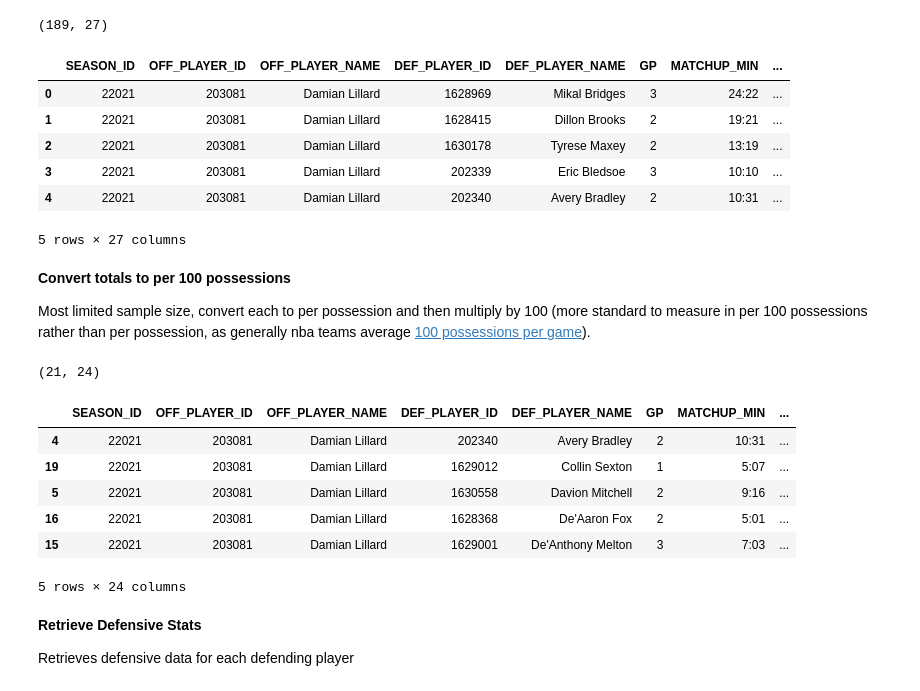
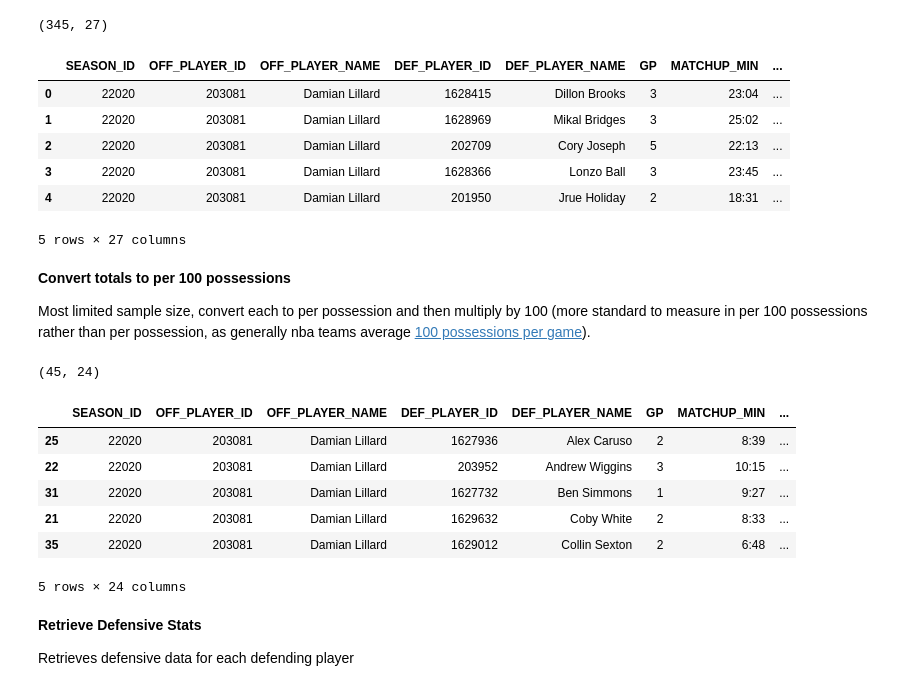
Before and after one commit to Darrick-Oliver/senior-project, a Jupyter notebook: player_vs_player_experiment.ipynb, the cells around one changed output. Drawn from its saved outputs; the diff is of its cells as text; code cells hidden in the pictures.

```diff
--- a/player_vs_player_experiment.ipynb
+++ b/player_vs_player_experiment.ipynb
@@ -5,16 +10,19 @@ import json
 # %%
-df = pd.read_csv('./stats/player/dlillard_2021-22_off_stats.csv')
+season = '2020-21'
+player = 'dlillard'
+df = pd.read_csv('./stats/player/' + player + '_' + season + '_off_stats.csv')
+# df = pd.read_csv('./stats/player/combined.csv')
 
 print(df.shape)
 df.head()
 # %% [output]
-(189, 27)
+(345, 27)
 |  | SEASON_ID | OFF_PLAYER_ID | OFF_PLAYER_NAME | DEF_PLAYER_ID | DEF_PLAYER_NAME | GP | MATCHUP_MIN | ... |
-| 0 | 22021 | 203081 | Damian Lillard | 1628969 | Mikal Bridges | 3 | 24:22 | ... |
-| 1 | 22021 | 203081 | Damian Lillard | 1628415 | Dillon Brooks | 2 | 19:21 | ... |
-| 2 | 22021 | 203081 | Damian Lillard | 1630178 | Tyrese Maxey | 2 | 13:19 | ... |
-| 3 | 22021 | 203081 | Damian Lillard | 202339 | Eric Bledsoe | 3 | 10:10 | ... |
-| 4 | 22021 | 203081 | Damian Lillard | 202340 | Avery Bradley | 2 | 10:31 | ... |
+| 0 | 22020 | 203081 | Damian Lillard | 1628415 | Dillon Brooks | 3 | 23:04 | ... |
+| 1 | 22020 | 203081 | Damian Lillard | 1628969 | Mikal Bridges | 3 | 25:02 | ... |
+| 2 | 22020 | 203081 | Damian Lillard | 202709 | Cory Joseph | 5 | 22:13 | ... |
+| 3 | 22020 | 203081 | Damian Lillard | 1628366 | Lonzo Ball | 3 | 23:45 | ... |
+| 4 | 22020 | 203081 | Damian Lillard | 201950 | Jrue Holiday | 2 | 18:31 | ... |
 5 rows × 27 columns
 # %% [markdown]
 **Convert totals to per 100 possessions**
@@ -37,13 +45,13 @@ off_df.sort_values('DEF_PLAYER_NAME', ascending=True, inplace=True)
 print(off_df.shape)
 off_df.head()
 # %% [output]
-(21, 24)
+(45, 24)
 |  | SEASON_ID | OFF_PLAYER_ID | OFF_PLAYER_NAME | DEF_PLAYER_ID | DEF_PLAYER_NAME | GP | MATCHUP_MIN | ... |
-| 4 | 22021 | 203081 | Damian Lillard | 202340 | Avery Bradley | 2 | 10:31 | ... |
-| 19 | 22021 | 203081 | Damian Lillard | 1629012 | Collin Sexton | 1 | 5:07 | ... |
-| 5 | 22021 | 203081 | Damian Lillard | 1630558 | Davion Mitchell | 2 | 9:16 | ... |
-| 16 | 22021 | 203081 | Damian Lillard | 1628368 | De'Aaron Fox | 2 | 5:01 | ... |
-| 15 | 22021 | 203081 | Damian Lillard | 1629001 | De'Anthony Melton | 3 | 7:03 | ... |
+| 25 | 22020 | 203081 | Damian Lillard | 1627936 | Alex Caruso | 2 | 8:39 | ... |
+| 22 | 22020 | 203081 | Damian Lillard | 203952 | Andrew Wiggins | 3 | 10:15 | ... |
+| 31 | 22020 | 203081 | Damian Lillard | 1627732 | Ben Simmons | 1 | 9:27 | ... |
+| 21 | 22020 | 203081 | Damian Lillard | 1629632 | Coby White | 2 | 8:33 | ... |
+| 35 | 22020 | 203081 | Damian Lillard | 1629012 | Collin Sexton | 2 | 6:48 | ... |
 5 rows × 24 columns
 # %% [markdown]
 **Retrieve Defensive Stats**
```
Also changed, not shown: parts of 12 cells of this notebook, 3 other files.
